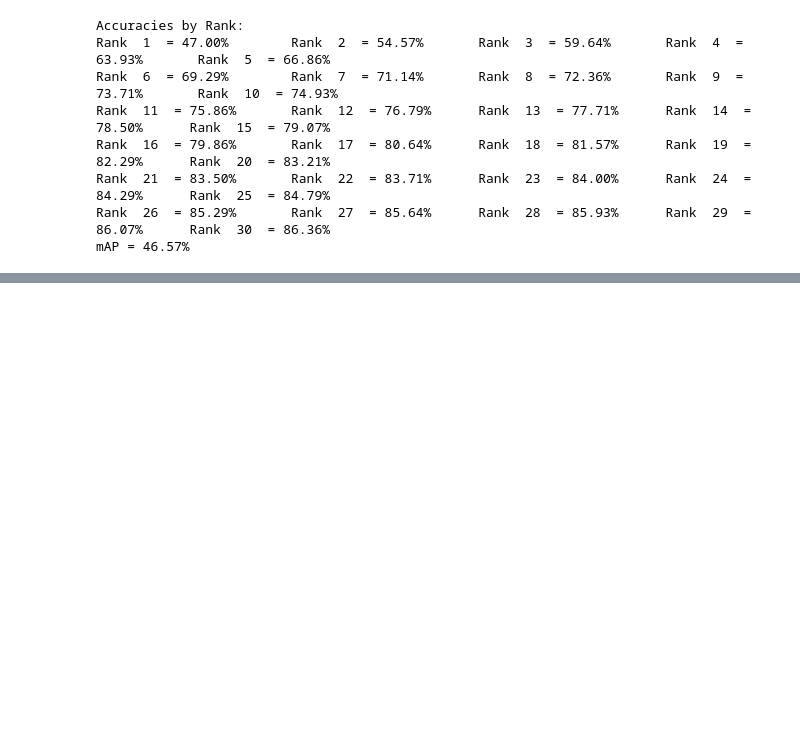
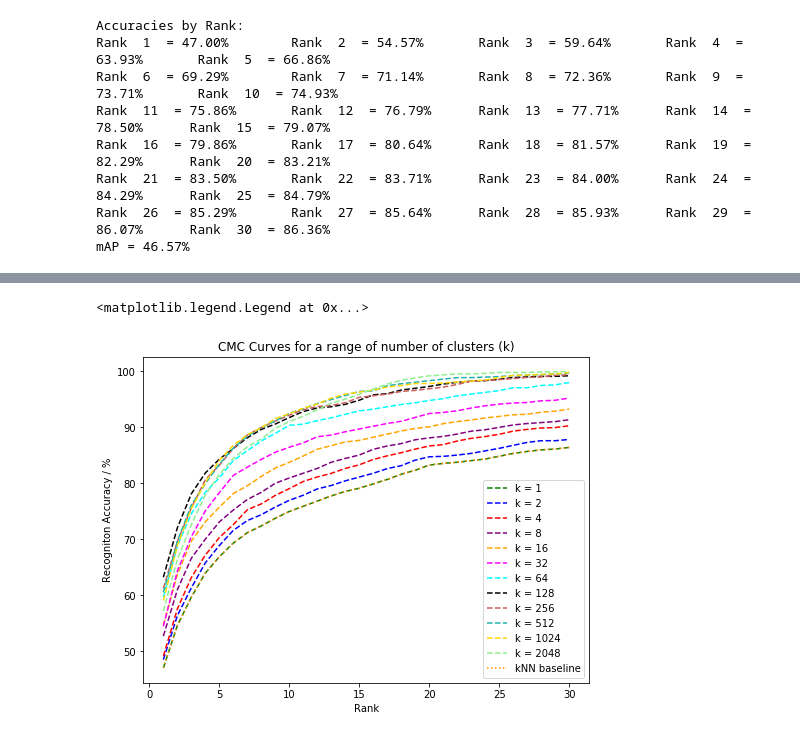
Before and after one commit to RajanPatel97/Representation-and-Distance-Metric-Learning, a Jupyter notebook: Baseline KMeans.ipynb, the cells around one changed output, grey strips where cells are left out. Saved outputs shown, nothing was run; the diff lists cells and outputs as text; code cells hidden in the pictures; blank space fills up the shorter version.

```diff
--- a/Baseline KMeans.ipynb
+++ b/Baseline KMeans.ipynb
@@ -320,7 +320,7 @@ num_clusters = 1
 rank_accuracies_l = []
 mAP_l = []
 num_clusters_l = []
-time = []
+time_l = []
 
 while num_clusters < 2049:
     print ('For num_clusters = ', num_clusters)
@@ -331,7 +331,7 @@ while num_clusters < 2049:
                                                   parameters = num_clusters)
 
     end = time.time()
-    time.append(end-start)
+    time_l.append(end-start)
     rank_accuracies_l.append(rank_accuracies)
     num_clusters_l.append(num_clusters)
     mAP_l.append(mAP)
@@ -340,13 +358,16 @@ while num_clusters < 2049:
 # %%
 plt.figure(figsize=(8.0, 6.0))
 color_list = ['green', 'blue', 'red', 'purple', 'orange', 'magenta', 'cyan', 'black', 'indianred', 'lightseagreen', 'gold', 'lightgreen']
 for i in range(len(num_clusters_l)):
-    plt.plot(np.arange(1, 31), rank_accuracies_l[i], color=color_list[i], linestyle='dashed', label='k = '+str(num_clusters_l[i]))
-
+    plt.plot(np.arange(1, 31), 100*rank_accuracies_l[i], color=color_list[i], linestyle='dashed', label='k = '+str(num_clusters_l[i]))
+plt.plot(np.arange(1, 31), 100*rank_accuracies_l[0], color='darkorange', linestyle=':', label='kNN baseline')
 plt.title('CMC Curves for a range of number of clusters (k)')
 plt.xlabel('Rank')
 plt.ylabel('Recogniton Accuracy / %')
 plt.legend(loc='best')
+# %% [output]
+<matplotlib.legend.Legend at 0x...>
+[figure, added]
 # %%
 import seaborn as sns
 
```
Also changed, not shown: parts of 2 cells of this notebook.
